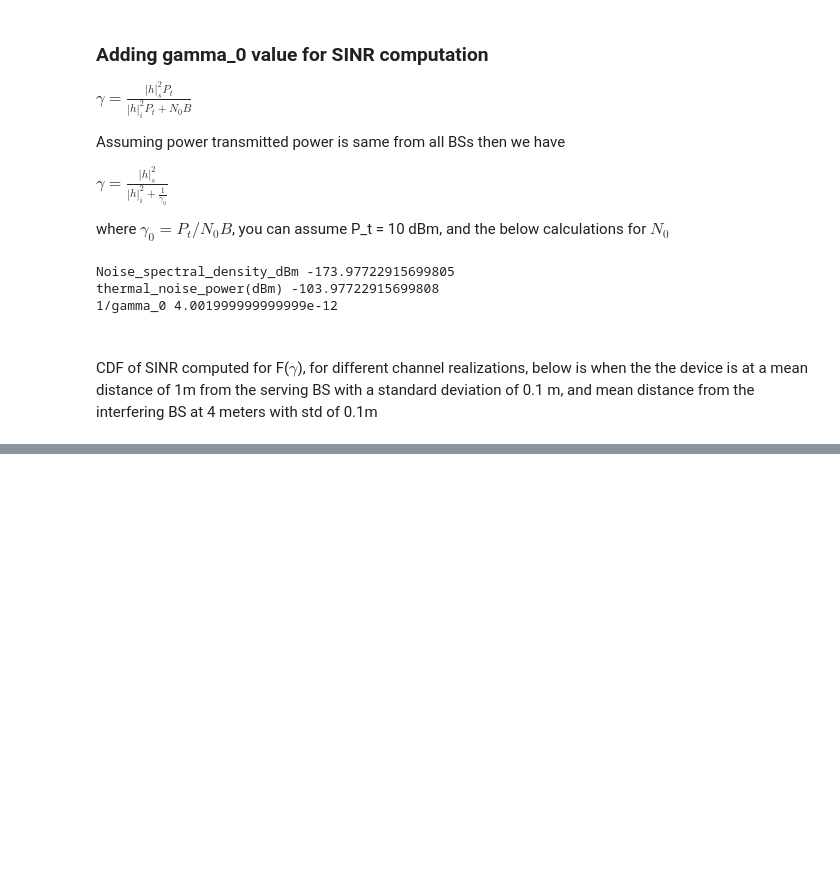
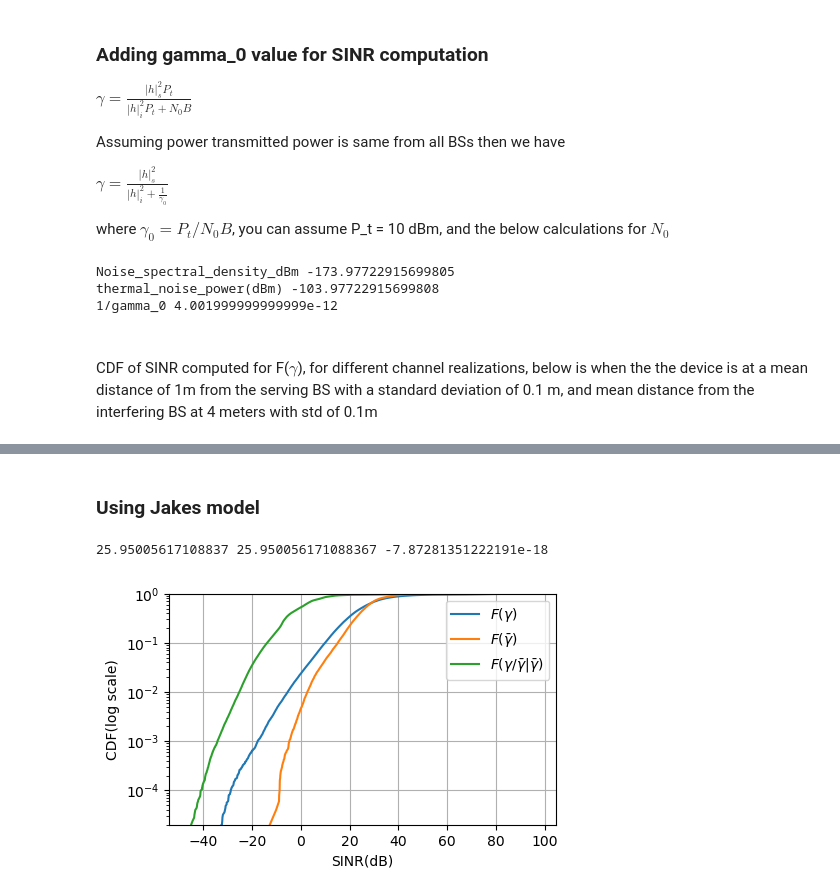
Before and after one commit to ashvinsrini/RL_wirelessCommunications, a Jupyter notebook: MADRL_URLLC/SINR_cdf_refactored.ipynb, the cells around one changed output, grey strips where cells are left out. Cells and saved outputs as stored; diff of their text form; code cells hidden in the pictures; blank space fills up the shorter version.

```diff
--- a/MADRL_URLLC/SINR_cdf_refactored.ipynb
+++ b/MADRL_URLLC/SINR_cdf_refactored.ipynb
@@ -340,0 +345,2 @@ plt.show()
+# %% [markdown]
+### Using Jakes model
@@ -340,0 +452,17 @@ plt.show()
+# %%
+a1, cdf1 = return_cdf(all_SINRsdB.flatten())
+a2, cdf2 = return_cdf(all_MeansPerSubNW.flatten())
+a3, cdf3 = return_cdf(all_DiffsFromMean.flatten())
+plt.figure(figsize= [5,3])
+plt.ylim(np.min(cdf2))
+plt.semilogy(a1, cdf1, label = r'$F(\gamma)$')
+plt.semilogy(a2, cdf2 , label = r'$F(\bar{\gamma})$')
+plt.semilogy(a3, cdf3, label =  r'$F(\gamma/\bar{\gamma}|\bar{\gamma})$')
+plt.grid()
+plt.xlabel('SINR(dB)')
+plt.ylabel('CDF(log scale)')
+plt.legend()
+print(np.mean(all_SINRsdB.flatten()), np.mean(all_MeansPerSubNW.flatten()), np.mean(all_DiffsFromMean.flatten()))
+# %% [output]
+25.95005617108837 25.950056171088367 -7.87281351222191e-18
+[figure, added]
```
Also changed, not shown: parts of 68 cells of this notebook.
